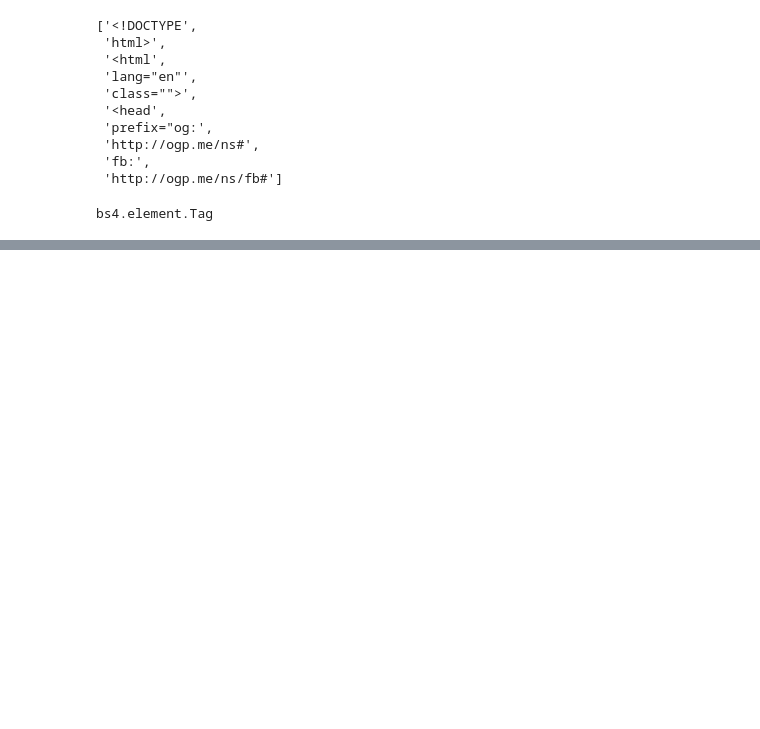
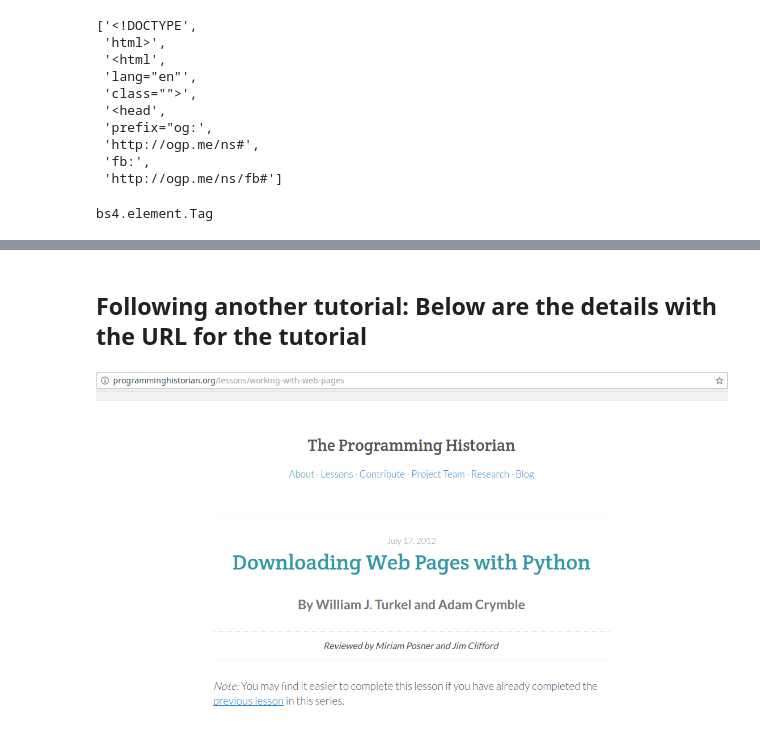
Before and after one commit to asinode/Py_Again, a Jupyter notebook: webscraping/webScraping101/webScraping101.ipynb, the cells around one changed output, grey strips where cells are left out. Drawn from its saved outputs; the diff is of its cells as text; code cells hidden in the pictures; blank space fills up the shorter version.

```diff
--- a/webscraping/webScraping101/webScraping101.ipynb
+++ b/webscraping/webScraping101/webScraping101.ipynb
@@ -219,0 +296,7 @@ bs4.element.Tag
+# %% [markdown]
+## Following another tutorial: Below are the details with the URL for the tutorial
+# %%
+from IPython.display import Image
+Image("/wind/py_again/webscraping/DownlodWebpagesWithPython.png")
+# %% [output]
+[figure, added]
```
Also changed, not shown: parts of 29 cells of this notebook, 23 other files.
